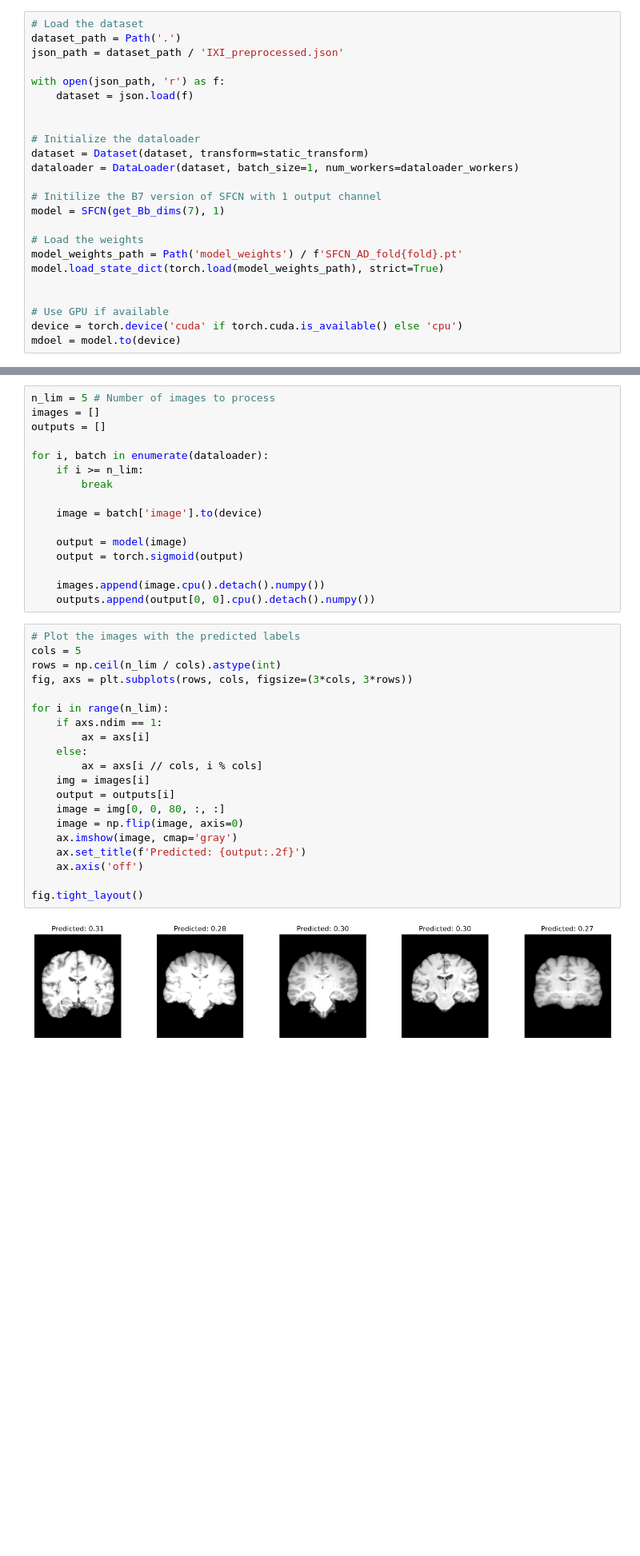
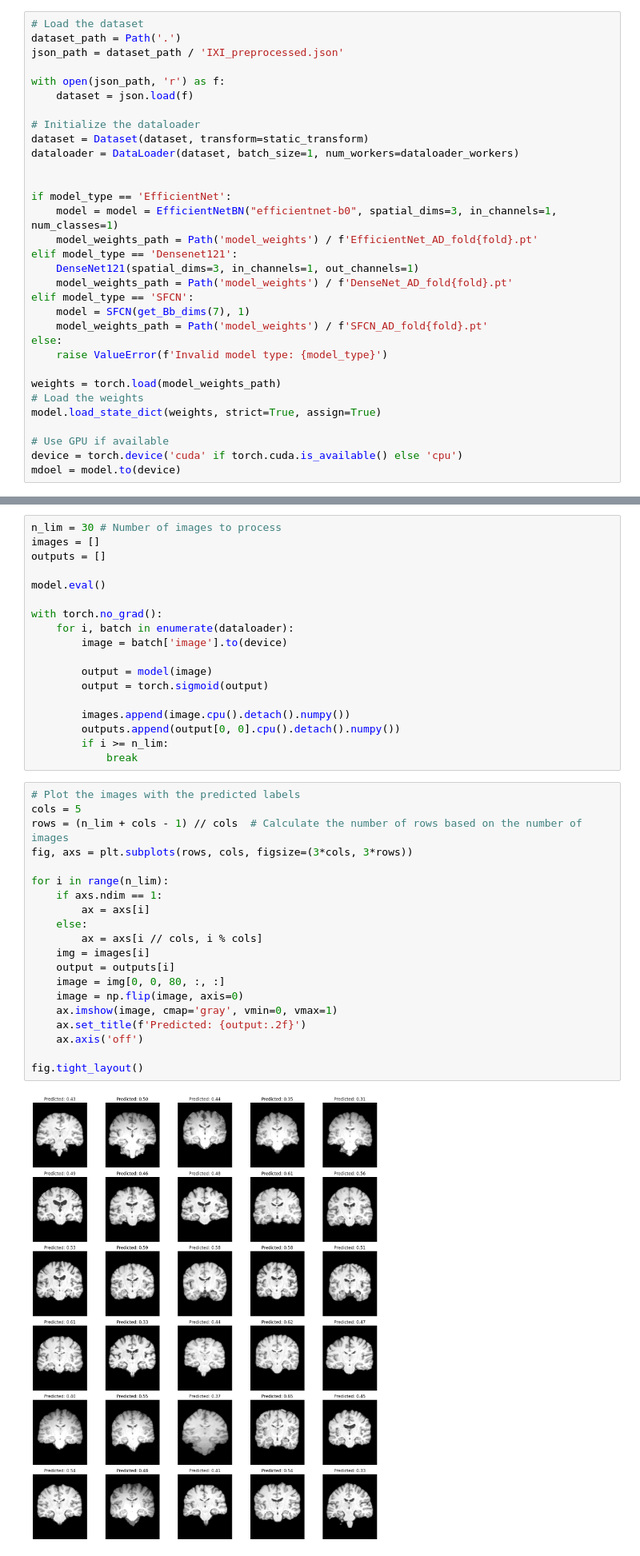
Before and after one commit to CRAI-OUS/simple_ad, a Jupyter notebook: inference.ipynb, the cells around one changed output, grey strips where cells are left out. Shown at 80% size. Drawn from its saved outputs; the diff is of its cells as text; blank space fills up the shorter version.

Commit message:
Added model weights for EfficientNet and DenseNet

```diff
--- a/inference.ipynb
+++ b/inference.ipynb
@@ -52,18 +57,26 @@ json_path = dataset_path / 'IXI_preprocessed.json'
 with open(json_path, 'r') as f:
     dataset = json.load(f)
 
-
 # Initialize the dataloader
 dataset = Dataset(dataset, transform=static_transform)
 dataloader = DataLoader(dataset, batch_size=1, num_workers=dataloader_workers)
 
-# Initilize the B7 version of SFCN with 1 output channel
-model = SFCN(get_Bb_dims(7), 1)
 
+if model_type == 'EfficientNet':
+    model = model = EfficientNetBN("efficientnet-b0", spatial_dims=3, in_channels=1, num_classes=1)
+    model_weights_path = Path('model_weights') / f'EfficientNet_AD_fold{fold}.pt'
+elif model_type == 'Densenet121':
+    DenseNet121(spatial_dims=3, in_channels=1, out_channels=1)
+    model_weights_path = Path('model_weights') / f'DenseNet_AD_fold{fold}.pt'
+elif model_type == 'SFCN':
+    model = SFCN(get_Bb_dims(7), 1)
+    model_weights_path = Path('model_weights') / f'SFCN_AD_fold{fold}.pt'
+else:
+    raise ValueError(f'Invalid model type: {model_type}')
+
+weights = torch.load(model_weights_path)
 # Load the weights
-model_weights_path = Path('model_weights') / f'SFCN_AD_fold{fold}.pt'
-model.load_state_dict(torch.load(model_weights_path), strict=True)
-
+model.load_state_dict(weights, strict=True, assign=True)
 
 # Use GPU if available
 device = torch.device('cuda' if torch.cuda.is_available() else 'cpu')
@@ -71,40 +84,42 @@ mdoel = model.to(device)
 # %% [markdown]
 ## Do inference on the Dataset and save the results
 # %%
-n_lim = 5 # Number of images to process
+n_lim = 30 # Number of images to process
 images = []
 outputs = []
 
-for i, batch in enumerate(dataloader):
-    if i >= n_lim:
-        break
+model.eval()
 
-    image = batch['image'].to(device)
+with torch.no_grad():
+    for i, batch in enumerate(dataloader):
+        image = batch['image'].to(device)
 
-    output = model(image)
-    output = torch.sigmoid(output)
+        output = model(image)
+        output = torch.sigmoid(output)
 
-    images.append(image.cpu().detach().numpy())
-    outputs.append(output[0, 0].cpu().detach().numpy())
+        images.append(image.cpu().detach().numpy())
+        outputs.append(output[0, 0].cpu().detach().numpy())
+        if i >= n_lim:
+            break
 # %%
 # Plot the images with the predicted labels
 cols = 5
-rows = np.ceil(n_lim / cols).astype(int)
+rows = (n_lim + cols - 1) // cols  # Calculate the number of rows based on the number of images
 fig, axs = plt.subplots(rows, cols, figsize=(3*cols, 3*rows))
 
 for i in range(n_lim):
     if axs.ndim == 1:
         ax = axs[i]
     else:
         ax = axs[i // cols, i % cols]
     img = images[i]
     output = outputs[i]
     image = img[0, 0, 80, :, :]
     image = np.flip(image, axis=0)
-    ax.imshow(image, cmap='gray')
+    ax.imshow(image, cmap='gray', vmin=0, vmax=1)
     ax.set_title(f'Predicted: {output:.2f}')
     ax.axis('off')
 
 fig.tight_layout()
 # %% [output]
-[figure, old version]
+[figure, new version]
```
Also changed, not shown: parts of 3 cells of this notebook, 11 other files.
